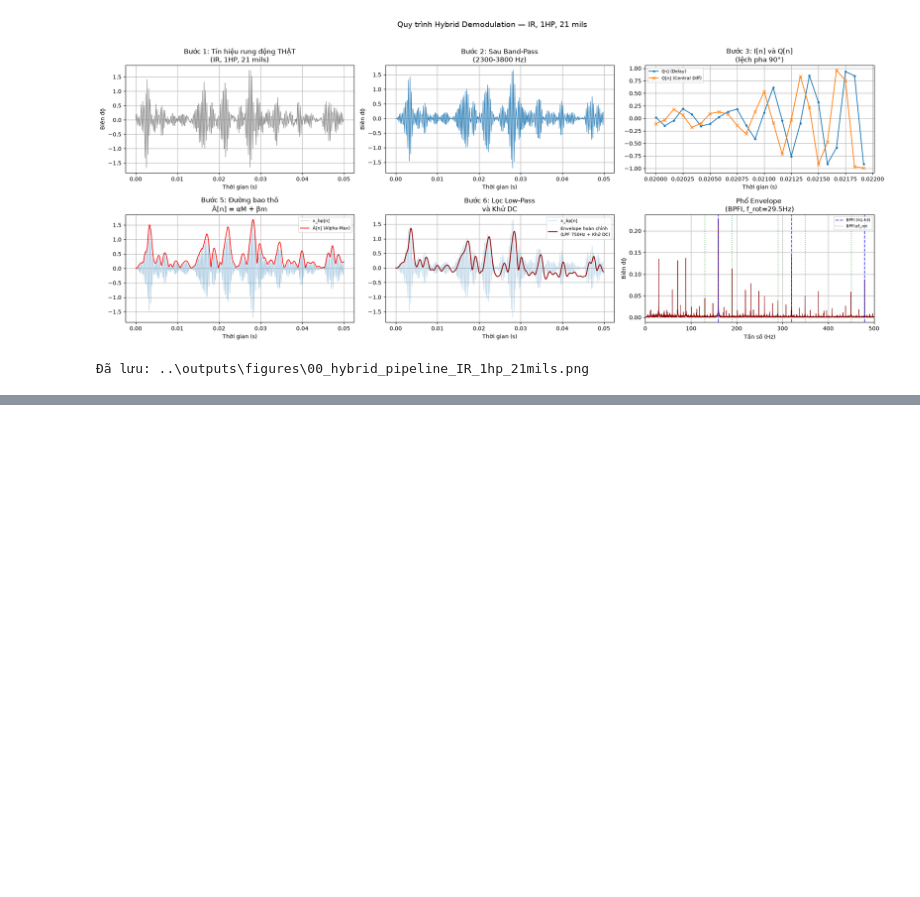
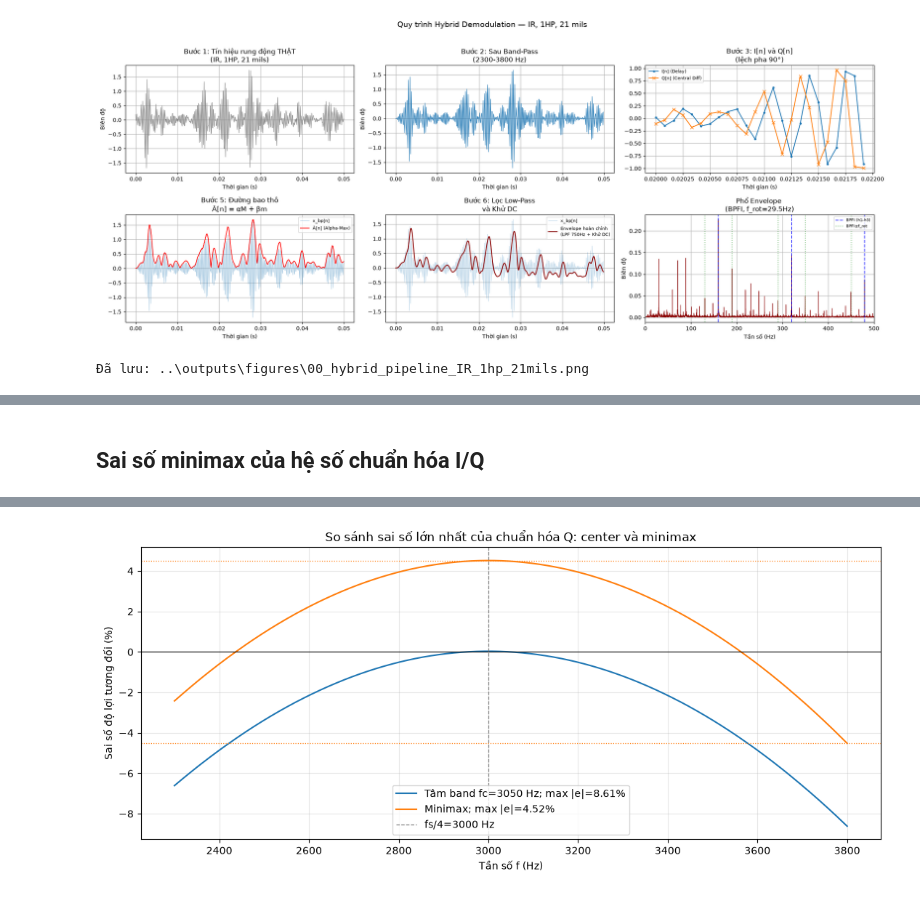
Before and after one commit to NguyenVuongg/CWRU_Fault_Detection_TinyML, a Jupyter notebook: notebooks/giai_doan_1_tien_xu_ly/00_hybrid_testing.ipynb, the cells around one changed output, grey strips where cells are left out. Cells and saved outputs as stored; diff of their text form; code cells hidden in the pictures; blank space fills up the shorter version.

Commit message:
update project notebooks and docs
Co-authored-by: Copilot <223556219+Copilot@users.noreply.github.com>

```diff
--- a/notebooks/giai_doan_1_tien_xu_ly/00_hybrid_testing.ipynb
+++ b/notebooks/giai_doan_1_tien_xu_ly/00_hybrid_testing.ipynb
@@ -332,0 +412,76 @@ print(f"Đã lưu: {out_path}")
+# %% [markdown]
+## Sai số minimax của hệ số chuẩn hóa I/Q
+# %%
+# ===== Sai số minimax của hệ số chuẩn hóa I/Q =====
+# Cell này chỉ đánh giá sai số gain lý thuyết trên dải BPF, không cần nạp file .mat.
+low_hz, high_hz = map(float, RESONANCE_BAND_HZ)
+
+# Dải tần dùng để vẽ và kiểm tra số
+f_mm = np.linspace(low_hz, high_hz, 5001)
+s_mm = np.sin(2.0 * np.pi * f_mm / fs)
+
+# Min/max chính xác cho sin(2*pi*f/fs) trong dải 0 < f < fs/2:
+# điểm cực đại nằm tại fs/4 nếu điểm này thuộc dải; giá trị nhỏ nhất ở một trong hai mép.
+s_edges = np.sin(2.0 * np.pi * np.array([low_hz, high_hz]) / fs)
+s_min = float(np.min(s_edges))
+s_max = float(np.max(s_edges))
+if low_hz <= fs / 4.0 <= high_hz:
+    s_max = 1.0
+
+# Nghiệm minimax: cân bằng sai số tương đối lớn nhất ở s_min và s_max.
+sin_wc_minimax = 0.5 * (s_min + s_max)
+fc_minimax_low = fs * np.arcsin(sin_wc_minimax) / (2.0 * np.pi)
+fc_minimax_high = fs / 2.0 - fc_minimax_low
+
+# Phương pháp đối chứng cũ: lấy tâm số học band làm fc.
+fc_center = 0.5 * (low_hz + high_hz)
+sin_wc_center = float(np.sin(2.0 * np.pi * fc_center / fs))
+
+# Đối chiếu với hàm minimax thật đang dùng trong common.dsp.
+sin_wc_from_dsp = hybrid_sin_wc(fs, band=RESONANCE_BAND_HZ, q_mode="minimax")
+assert np.isclose(sin_wc_minimax, sin_wc_from_dsp, rtol=0.0, atol=1e-12), (
+    f"Minimax tính trong notebook ({sin_wc_minimax}) không khớp common.dsp ({sin_wc_from_dsp})"
+)
+assert np.isclose(sin_wc, sin_wc_from_dsp, rtol=0.0, atol=1e-12), (
+    "Giá trị sin_wc ở cell cấu hình không khớp nghiệm minimax. Hãy chạy lại notebook từ đầu."
+)
+
+def gain_error(sin_wc_ref, s_values):
+    """Trả về Q/I = sin(w)/sin(wc) và sai số tương đối theo phần trăm."""
+    gain = s_values / sin_wc_ref
+    err_pct = (gain - 1.0) * 100.0
+    return gain, err_pct
+
+gain_center, err_center_pct = gain_error(sin_wc_center, s_mm)
+gain_minimax, err_minimax_pct = gain_error(sin_wc_minimax, s_mm)
+E_center_pct = float(np.max(np.abs(err_center_pct)))
+E_minimax_pct = float(np.max(np.abs(err_minimax_pct)))
+
+print("=== Minimax chọn fc cho chuẩn hóa nhánh Q ===")
+print(f"fs = {fs:.1f} Hz | BPF = [{low_hz:.1f}, {high_hz:.1f}] Hz")
+print(f"s_min = {s_min:.9f} | s_max = {s_max:.9f}")
+print(f"sin(wc)_minimax = (s_min + s_max)/2 = {sin_wc_minimax:.9f}")
+print(f"fc tương đương 1 = {fc_minimax_low:.2f} Hz")
+print(f"fc tương đương 2 = {fc_minimax_high:.2f} Hz")
+print("Lưu ý: hai fc trên tương đương về sin(wc), không phải tâm BPF.")
+print(f"Đối chứng tâm số học: fc_center = {fc_center:.2f} Hz, sin(wc) = {sin_wc_center:.9f}")
+print(f"Sai số độ lợi lớn nhất với tâm số học = {E_center_pct:.4f}%")
+print(f"Sai số độ lợi lớn nhất với minimax       = {E_minimax_pct:.4f}%")
+print(f"Mức giảm sai số cực đại                 = {E_center_pct - E_minimax_pct:.4f} điểm phần trăm")
+print(f"Minimax cân bằng hai đầu: {err_minimax_pct.min():.4f}% .. {err_minimax_pct.max():.4f}%")
+
+plt.figure(figsize=(11, 5))
+plt.plot(f_mm, err_center_pct, label=f"Tâm band fc={fc_center:.0f} Hz; max |e|={E_center_pct:.2f}%")
+plt.plot(f_mm, err_minimax_pct, label=f"Minimax; max |e|={E_minimax_pct:.2f}%")
+plt.axhline(0.0, color="black", linewidth=0.8)
+plt.axhline(E_minimax_pct, color="C1", linestyle=":", linewidth=0.9)
+plt.axhline(-E_minimax_pct, color="C1", linestyle=":", linewidth=0.9)
+plt.axvline(fs / 4.0, color="gray", linestyle="--", linewidth=0.9, label=f"fs/4={fs/4:.0f} Hz")
+plt.xlabel("Tần số f (Hz)")
+plt.ylabel("Sai số độ lợi tương đối (%)")
+plt.title("So sánh sai số lớn nhất của chuẩn hóa Q: center và minimax")
+plt.grid(True, alpha=0.3)
+plt.legend()
+plt.tight_layout()
+plt.show()
+# %% [output]
@@ -332,0 +500 @@ print(f"Đã lưu: {out_path}")
+[figure, added]
```
Also changed, not shown: parts of 2 cells of this notebook, 8 other files.
